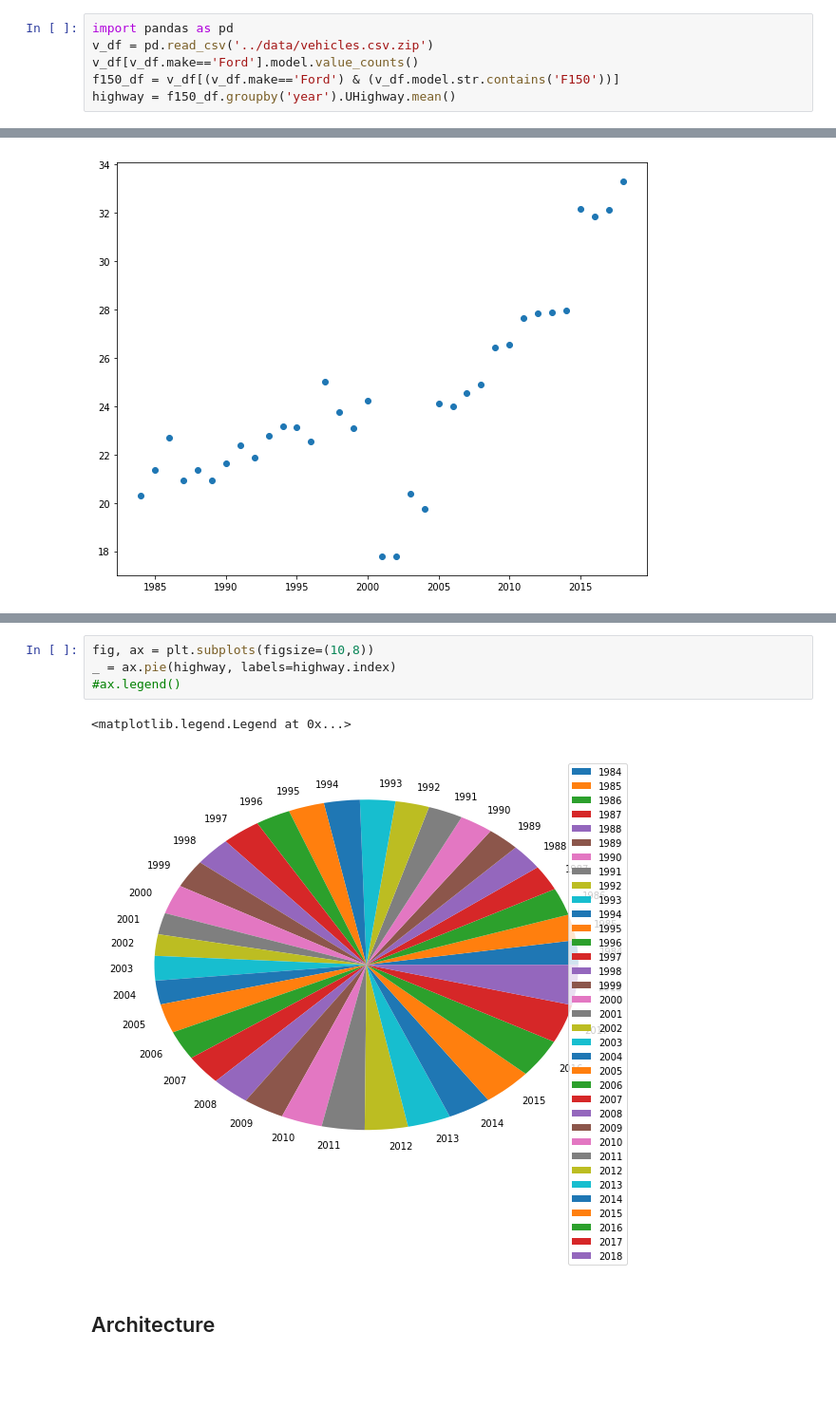
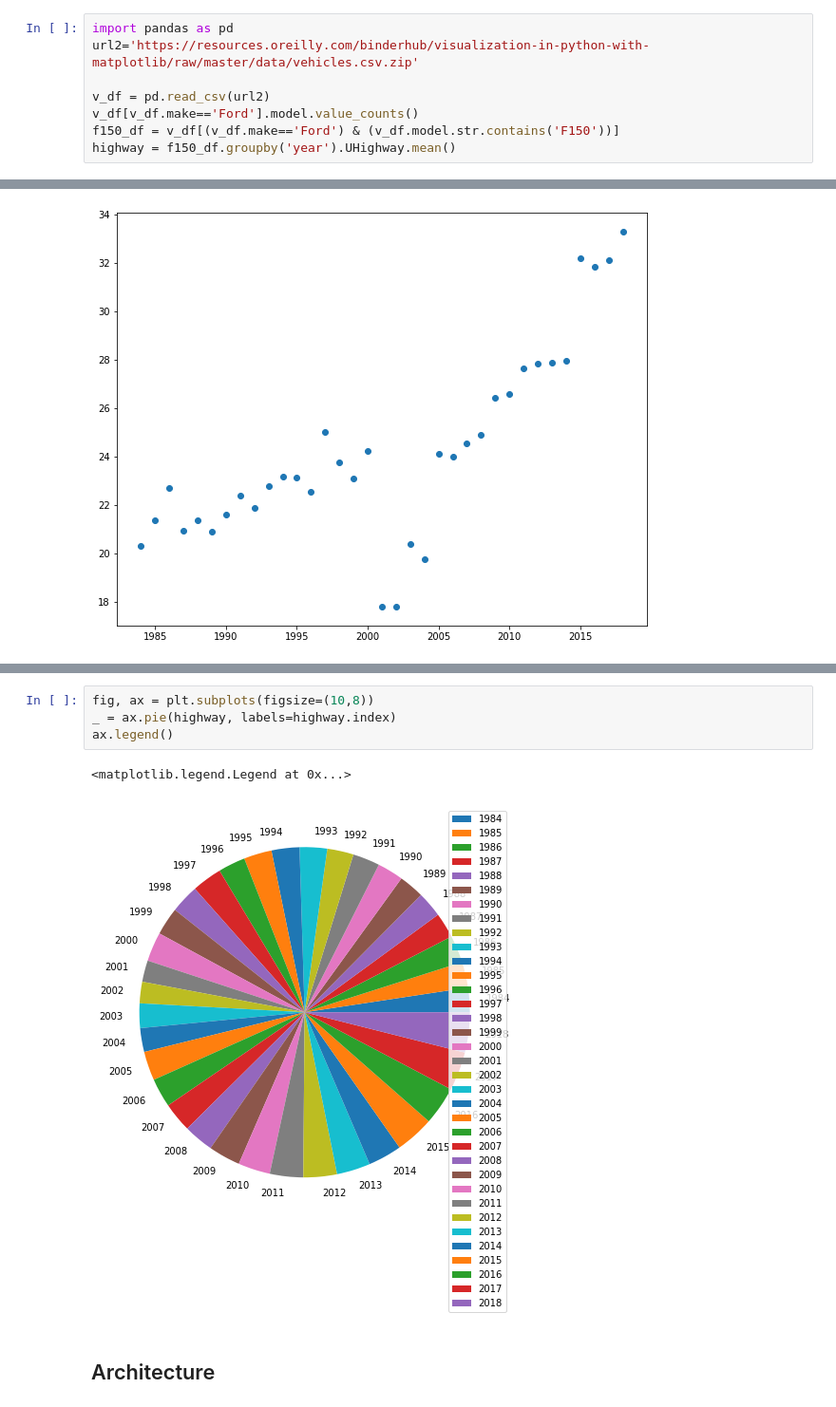
Before and after one commit to KasiBaskerLaxmanan/pyalgotrading, a Jupyter notebook: MH_Matplotlib_Introduction.ipynb, the cells around one changed output, grey strips where cells are left out. Shown at 95% size. Saved outputs shown, nothing was run; the diff lists cells and outputs as text; blank space fills up the shorter version.

```diff
--- a/MH_Matplotlib_Introduction.ipynb
+++ b/MH_Matplotlib_Introduction.ipynb
@@ -283,7 +283,9 @@ This section will load the lab data. We will be using a portion of the https://w
 * ``highway`` - Average highway mileage for F150's by year
 # %%
 import pandas as pd
-v_df = pd.read_csv('../data/vehicles.csv.zip')
+url2='https://resources.oreilly.com/binderhub/visualization-in-python-with-matplotlib/raw/master/data/vehicles.csv.zip'
+
+v_df = pd.read_csv(url2)
 v_df[v_df.make=='Ford'].model.value_counts()
 f150_df = v_df[(v_df.make=='Ford') & (v_df.model.str.contains('F150'))]
 highway = f150_df.groupby('year').UHighway.mean()
@@ -559,10 +564,10 @@ _ = ax.hist(highway)
 # %%
 fig, ax = plt.subplots(figsize=(10,8))
 _ = ax.pie(highway, labels=highway.index)
-#ax.legend()
+ax.legend()
 # %% [output]
 <matplotlib.legend.Legend at 0x...>
-[figure, old version]
+[figure, new version]
 # %% [markdown]
 ## Architecture
 # %%
```
Also changed, not shown: parts of 25 cells of this notebook.
